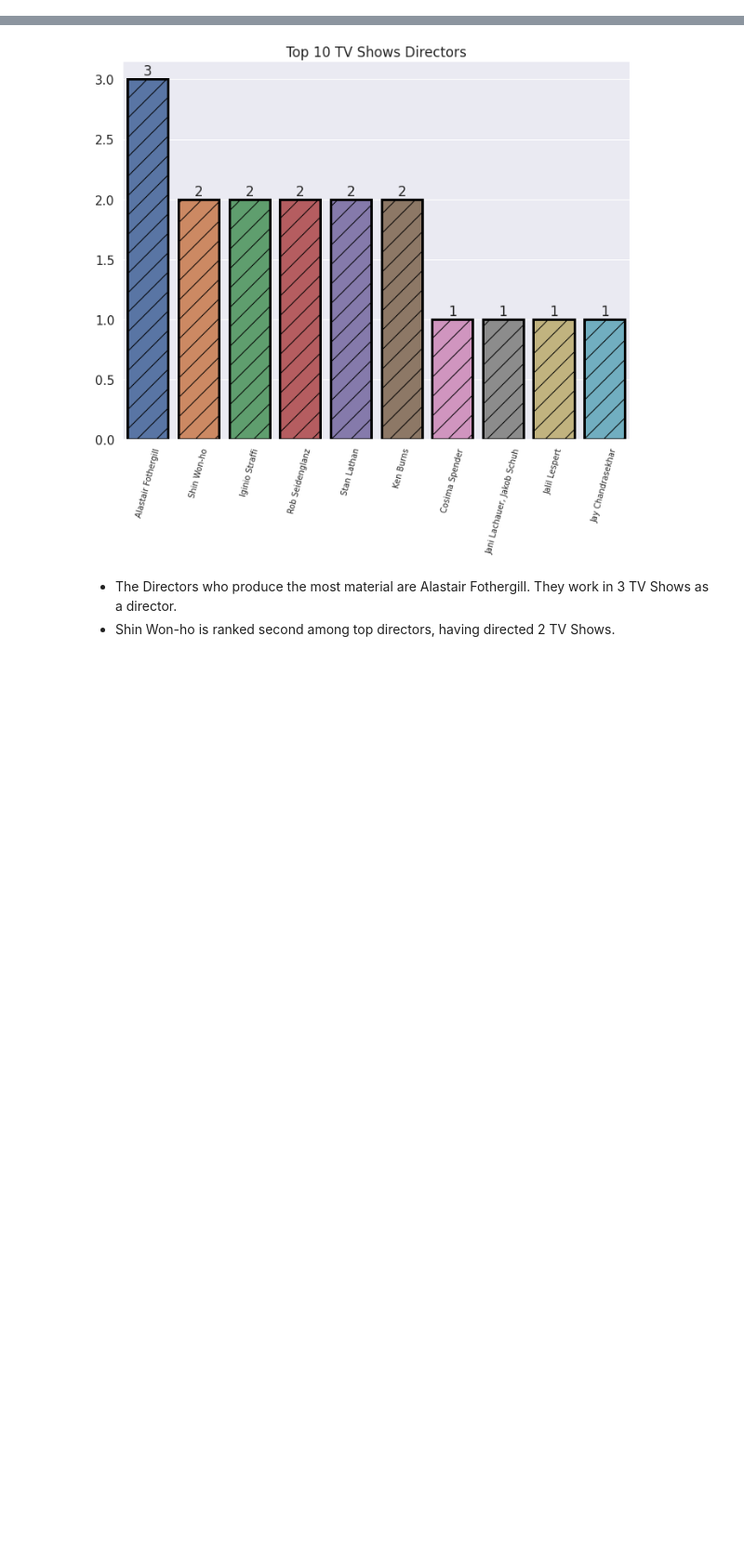
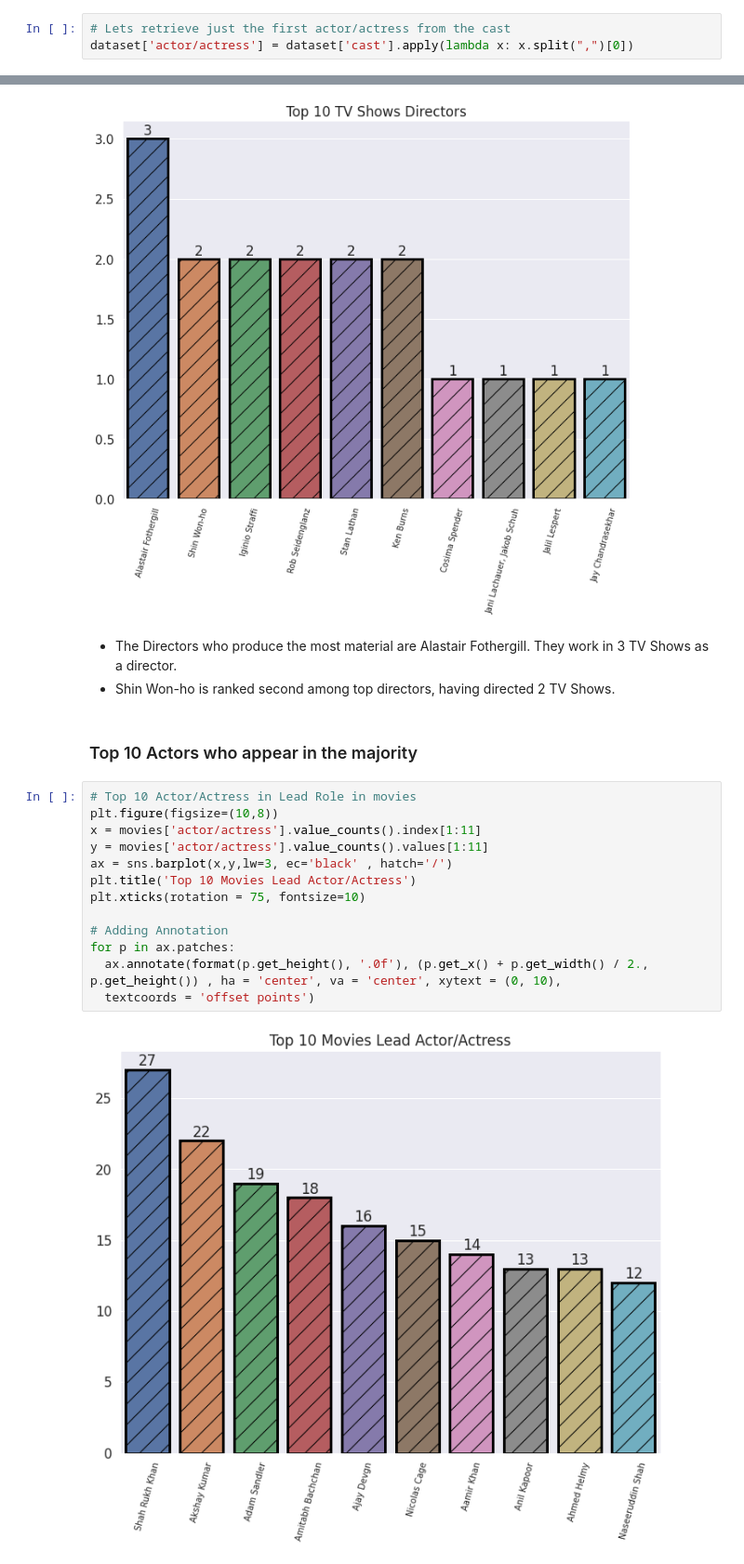
Before and after one commit to Animesh227/Netflix-Movies-and-TV-Shows-Clustering, a Jupyter notebook: NETFLIX_MOVIES_AND_TV_SHOWS_CLUSTERING_Animesh_Chakraborty.ipynb, the cells around one changed output, grey strips where cells are left out. Shown at 93% size. Drawn from its saved outputs; the diff is of its cells as text; blank space fills up the shorter version.

```diff
--- a/NETFLIX_MOVIES_AND_TV_SHOWS_CLUSTERING_Animesh_Chakraborty.ipynb
+++ b/NETFLIX_MOVIES_AND_TV_SHOWS_CLUSTERING_Animesh_Chakraborty.ipynb
@@ -191,6 +191,9 @@ dataset.drop(['date_added'],axis=1,inplace=True)
 # %%
 # Lets retrieve just the first country
 dataset['principal_country'] = dataset['country'].apply(lambda x: x.split(",")[0])
+# %%
+# Lets retrieve just the first actor/actress from the cast
+dataset['actor/actress'] = dataset['cast'].apply(lambda x: x.split(",")[0])
 # %%
 # Creating a dictionary for rating_ages
 rating_ages = {'TV-PG': 'Older Kids',
@@ -471,3 +474,20 @@ for p in ax.patches:
 # %% [markdown]
 *   The Directors who produce the most material are Alastair Fothergill. They work in 3 TV Shows as a director.
 *   Shin Won-ho is ranked second among top directors, having directed 2 TV Shows.
+# %% [markdown]
+### Top 10 Actors who appear in the majority
+# %%
+# Top 10 Actor/Actress in Lead Role in movies
+plt.figure(figsize=(10,8))
+x = movies['actor/actress'].value_counts().index[1:11]
+y = movies['actor/actress'].value_counts().values[1:11]
+ax = sns.barplot(x,y,lw=3, ec='black' , hatch='/')
+plt.title('Top 10 Movies Lead Actor/Actress')
+plt.xticks(rotation = 75, fontsize=10)
+
+# Adding Annotation
+for p in ax.patches:
+  ax.annotate(format(p.get_height(), '.0f'), (p.get_x() + p.get_width() / 2., p.get_height()) , ha = 'center', va = 'center', xytext = (0, 10),
+  textcoords = 'offset points')
+# %% [output]
+[figure, added]
```
Also changed, not shown: parts of 4 cells of this notebook.
